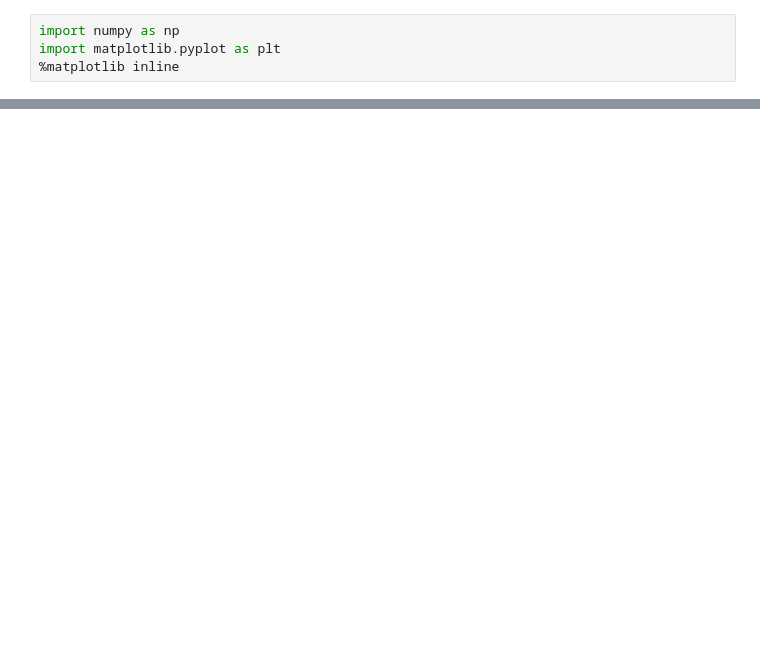
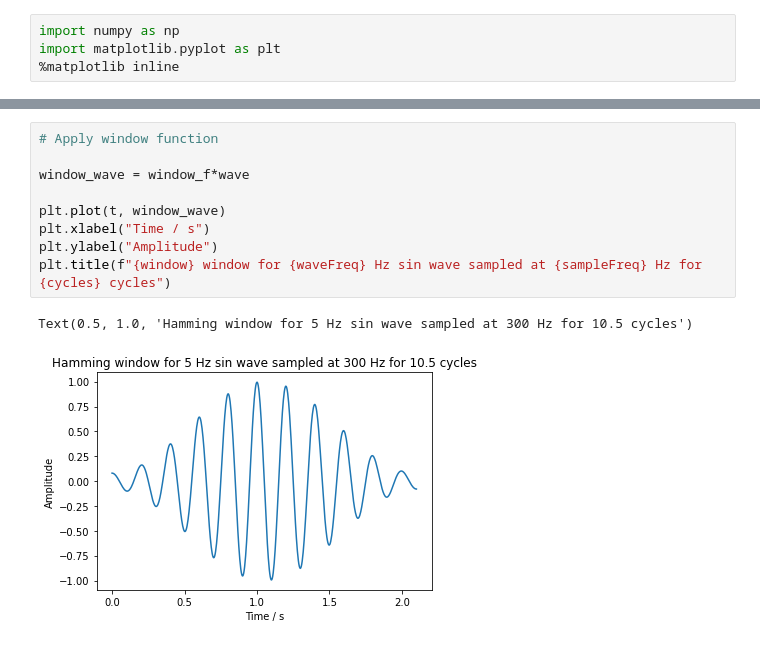
Before and after one commit to Guppy16/Windowing, a Jupyter notebook: DFT_bad.ipynb, the cells around one changed output, grey strips where cells are left out. Saved outputs shown, nothing was run; the diff lists cells and outputs as text; blank space fills up the shorter version.

```diff
--- a/DFT_bad.ipynb
+++ b/DFT_bad.ipynb
@@ -60,0 +75,12 @@ Peak Freq at 5.00 Hz
+# %%
+# Apply window function
+
+window_wave = window_f*wave
+
+plt.plot(t, window_wave)
+plt.xlabel("Time / s")
+plt.ylabel("Amplitude")
+plt.title(f"{window} window for {waveFreq} Hz sin wave sampled at {sampleFreq} Hz for {cycles} cycles")
+# %% [output]
+Text(0.5, 1.0, 'Hamming window for 5 Hz sin wave sampled at 300 Hz for 10.5 cycles')
+[figure, added]
```
Also changed, not shown: parts of 7 cells of this notebook, 12 other files.
